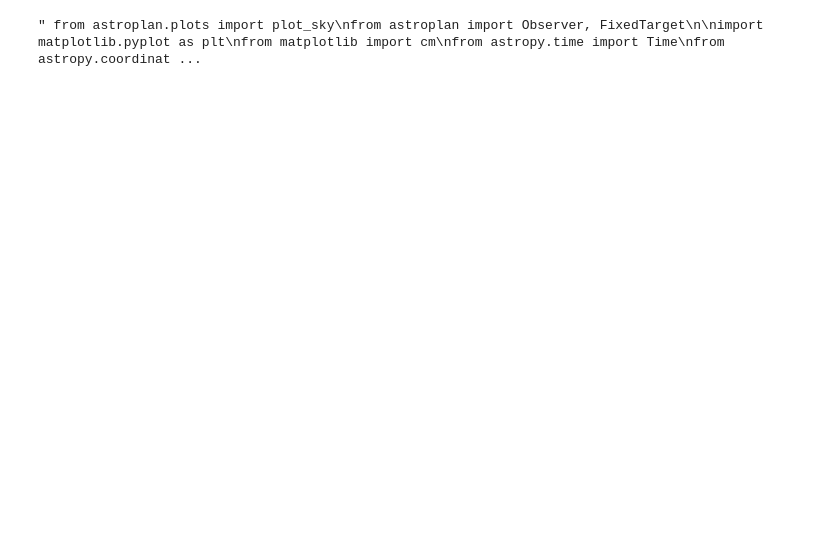
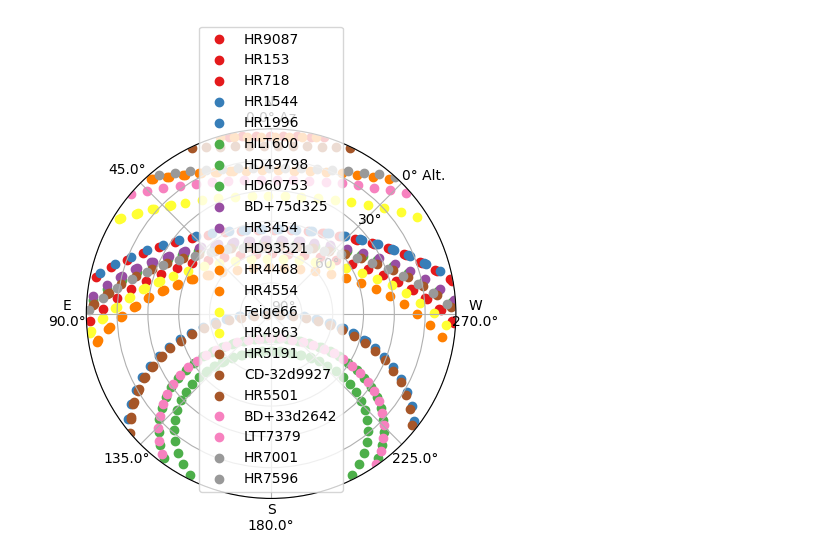
Before and after one commit to enzoperesafonso/Lesedi_Preflight_Tools, a Jupyter notebook: caibration_stars_planner/testing.ipynb, the cells around one changed output. Cells and saved outputs as stored; diff of their text form; code cells hidden in the pictures; blank space fills up the shorter version.

Commit message:
updated magnitude constraints

```diff
--- a/caibration_stars_planner/testing.ipynb
+++ b/caibration_stars_planner/testing.ipynb
@@ -6,8 +6,23 @@ from astropy.time import Time
 from astropy.table import Table
 # %%
 SUTHERLAND_OBSERVATORY = Observer.at_site('salt')
+LIMITING_VISUAL_MAGNITUDE = 12
 time_range = Time(["2015-08-01 06:00", "2015-08-02 12:00"])
 # %%
-eso_spectroscopic_standards = Table.read('eso_ra_ordered_spectrosopic_standards.txt', format='csv')
-spectral_standards_targets = [FixedTarget(coord=SkyCoord(ra_dec, unit=(u.hourangle, u.deg)), name=name, visual_mag = visual_mag, spec_type = spec_type )
-           for name, ra_dec, visual_mag,spec_type, note in eso_spectroscopic_standards]
+eso_spectroscopic_standard_stars = Table.read(
+    "eso_ra_ordered_spectrosopic_standards.txt", format="csv"
+)
+
+filtered_spectroscopic_standard_stars = eso_spectroscopic_standard_stars[
+    eso_spectroscopic_standard_stars["visual_mag"] <= LIMITING_VISUAL_MAGNITUDE
+]
+
+spectral_standards_targets = [
+    FixedTarget(
+        coord=SkyCoord(ra_dec, unit=(u.hourangle, u.deg)),
+        name=name
+    )
+    for name, ra_dec, visual_mag, spec_type, note in filtered_spectroscopic_standard_stars
+]
+
+print(filtered_spectroscopic_standard_stars)
@@ -75,31 +106,31 @@ Length = 55 rows
 # %%
-""" from astroplan.plots import plot_sky
+from astroplan.plots import plot_sky
 from astroplan import Observer, FixedTarget
 
 import matplotlib.pyplot as plt
 from matplotlib import cm
 from astropy.time import Time
 from astropy.coordinates import SkyCoord
 import astropy.units as u
 
 
 
 # Get grid of times within the time_range limits
 from astroplan import time_grid_from_range
 time_grid = time_grid_from_range(time_range)
 
 plt.figure(figsize=(6,6))
 cmap = cm.Set1             # Cycle through this colormap
 
 for i, target in enumerate(spectral_standards_targets):
     ax = plot_sky(target, SUTHERLAND_OBSERVATORY, time_grid,
                   style_kwargs=dict(color=cmap(float(i)/len(spectral_standards_targets)),
                                     label=target.name))
 
     legend = ax.legend(loc='lower center')
     legend.get_frame().set_facecolor('w')
 
 
-plt.show() """
+plt.show()
 # %% [output]
-" from astroplan.plots import plot_sky\nfrom astroplan import Observer, FixedTarget\n\nimport matplotlib.pyplot as plt\nfrom matplotlib import cm\nfrom astropy.time import Time\nfrom astropy.coordinat ...
+[figure, added]
```
Also changed, not shown: parts of 4 cells of this notebook.
